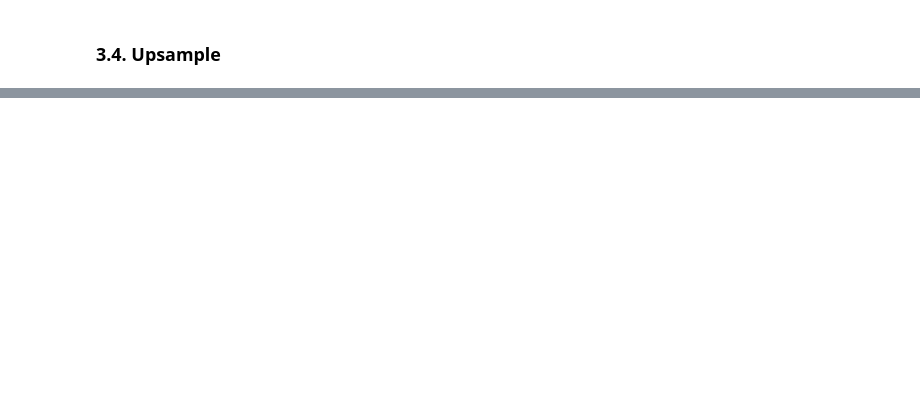
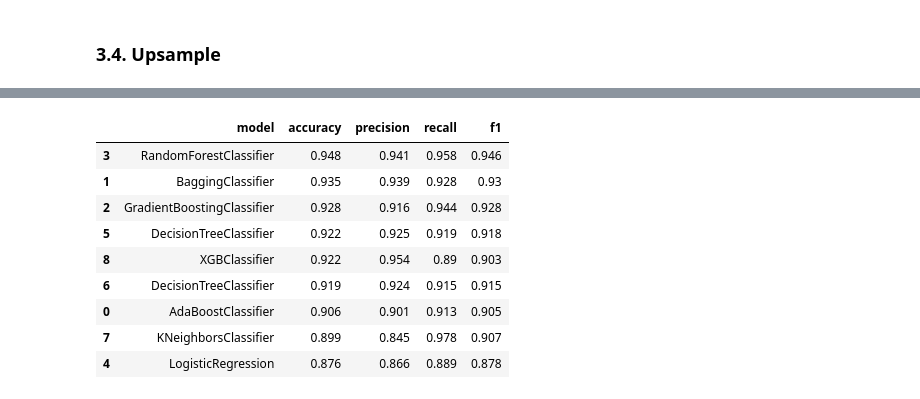
Before and after one commit to nikkoschy/jcdsol_enigma_finpro, a Jupyter notebook: finpro_enigma_bank_case.ipynb, the cells around one changed output, grey strips where cells are left out. Saved outputs shown, nothing was run; the diff lists cells and outputs as text; code cells hidden in the pictures; blank space fills up the shorter version.

```diff
--- a/finpro_enigma_bank_case.ipynb
+++ b/finpro_enigma_bank_case.ipynb
@@ -682,0 +760,26 @@ y_train upsampled row length : 58476
+# %%
+# Model WITH Upsampling (+ Min-Max Scaler)
+
+dct_models = {}
+dct_upd = {}
+dct_keys = ['model', 'accuracy','precision', 'recall', 'f1']
+dct_result = []
+dct = []
+
+for m in models:
+    dct_result.insert(len(dct_result), f'{m.__class__.__name__}')
+    for s in scoring_list:
+        model_cv = cross_val_score(
+            m,
+            X_train_scaledupsampled,
+            y_train_scaledupsampled,
+            # X_train_scaled,
+            # y_train,
+            scoring = s
+            )
+        dct_result.insert(len(dct_result), f'{round(model_cv.mean(),3)}')
+
+    dct.insert(len(dct), dct_result)
+    dct_result=[]
+
+df_modelresult_upsampled = pd.DataFrame(dct, columns=['model', 'accuracy','precision', 'recall', 'f1'])
@@ -682,0 +825,15 @@ y_train upsampled row length : 58476
+# %%
+#Score result of not upsampled features (min-max scaled)
+
+df_modelresult_upsampled.sort_values('accuracy', ascending=False)
+# %% [output]
+|  | model | accuracy | precision | recall | f1 |
+| 3 | RandomForestClassifier | 0.948 | 0.941 | 0.958 | 0.946 |
+| 1 | BaggingClassifier | 0.935 | 0.939 | 0.928 | 0.93 |
+| 2 | GradientBoostingClassifier | 0.928 | 0.916 | 0.944 | 0.928 |
+| 5 | DecisionTreeClassifier | 0.922 | 0.925 | 0.919 | 0.918 |
+| 8 | XGBClassifier | 0.922 | 0.954 | 0.89 | 0.903 |
+| 6 | DecisionTreeClassifier | 0.919 | 0.924 | 0.915 | 0.915 |
+| 0 | AdaBoostClassifier | 0.906 | 0.901 | 0.913 | 0.905 |
+| 7 | KNeighborsClassifier | 0.899 | 0.845 | 0.978 | 0.907 |
+| 4 | LogisticRegression | 0.876 | 0.866 | 0.889 | 0.878 |
```
Also changed, not shown: parts of 35 cells of this notebook.
